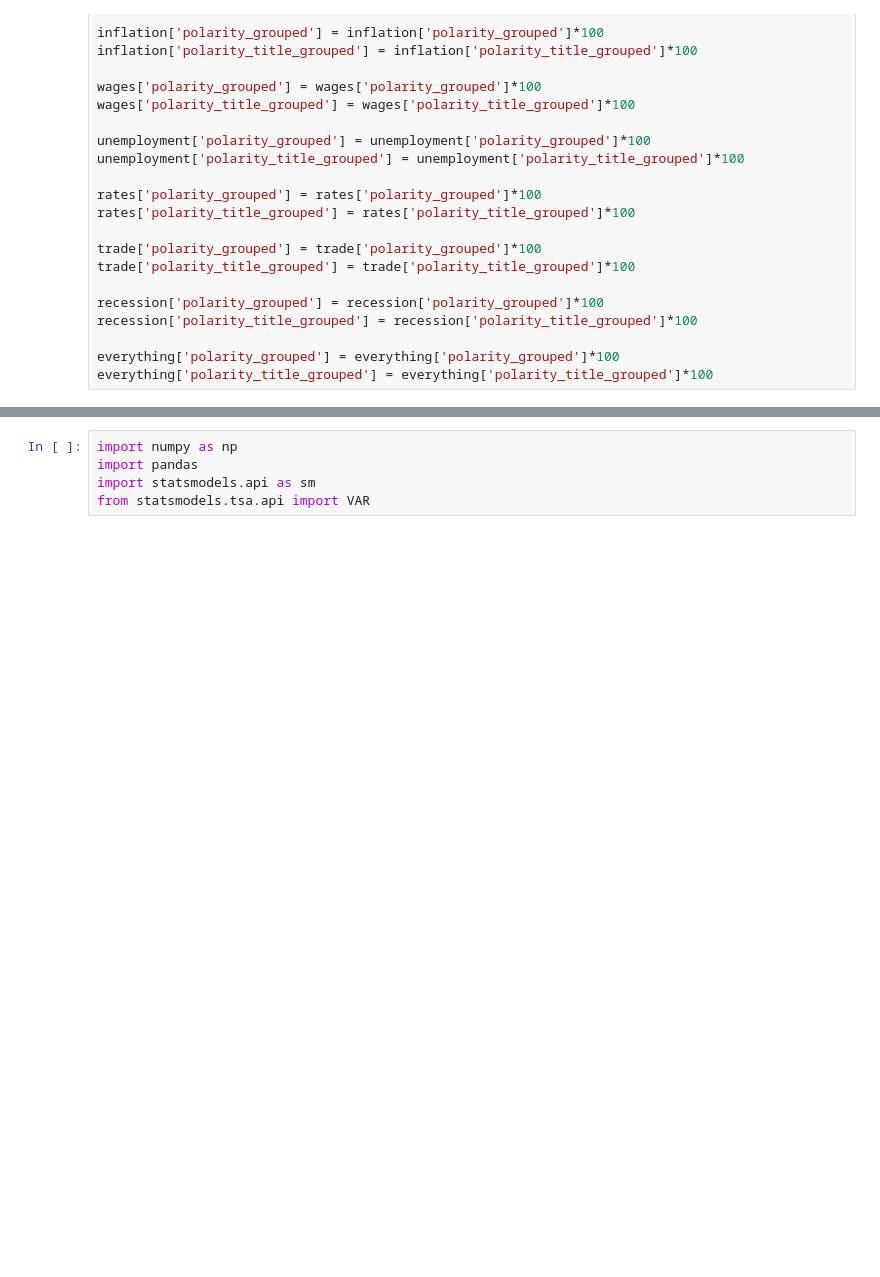
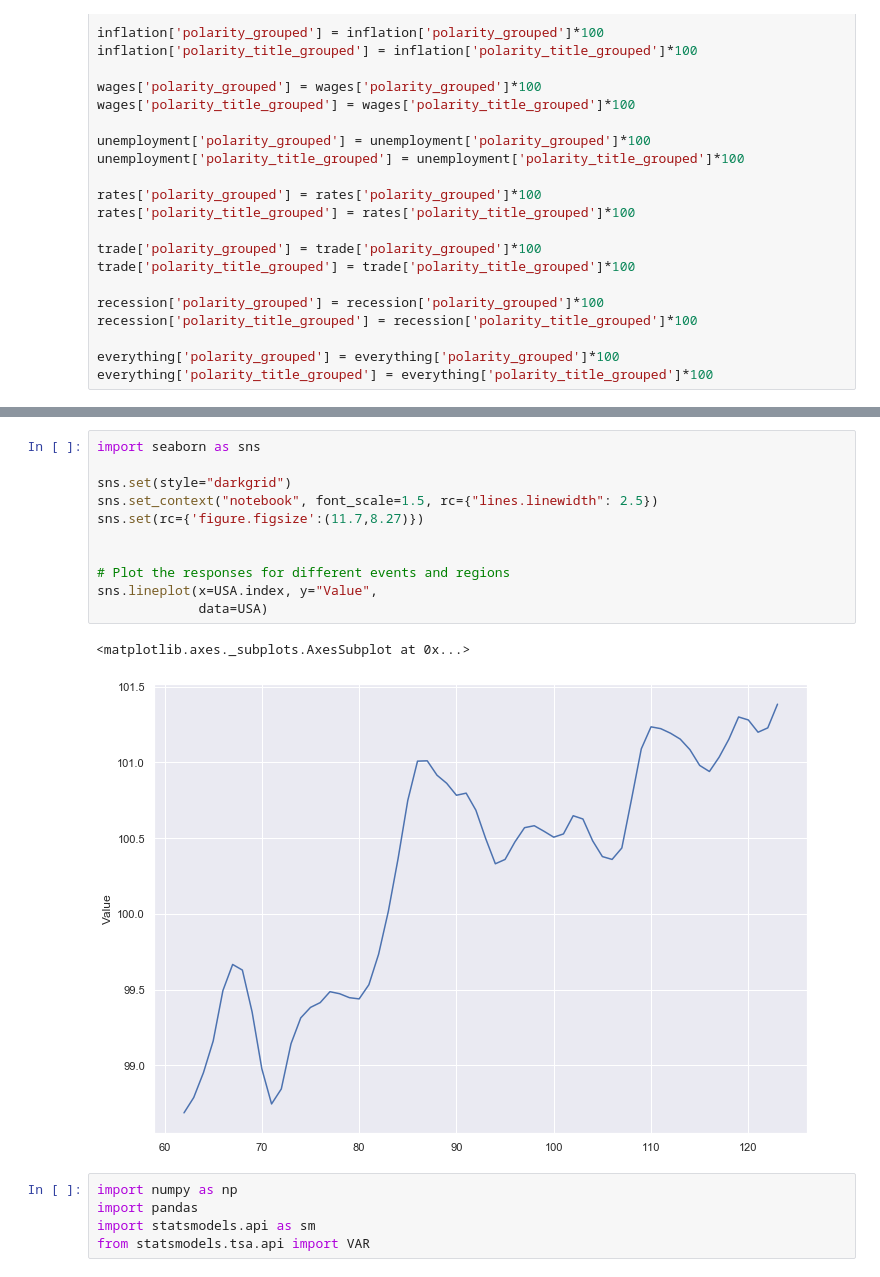
Before and after one commit to brunnatorino/Political-Communication-and-Data-Analytics, a Jupyter notebook: Untitled.ipynb, the cells around one changed output, grey strips where cells are left out. Saved outputs shown, nothing was run; the diff lists cells and outputs as text; blank space fills up the shorter version.

```diff
--- a/Untitled.ipynb
+++ b/Untitled.ipynb
@@ -317,3 +320,17 @@ sns.lineplot(x=economy.index, y="polarity_title_grouped",
+# %%
+import seaborn as sns
+
+sns.set(style="darkgrid")
+sns.set_context("notebook", font_scale=1.5, rc={"lines.linewidth": 2.5})
+sns.set(rc={'figure.figsize':(11.7,8.27)})
+
+
+# Plot the responses for different events and regions
+sns.lineplot(x=USA.index, y="Value",
+             data=USA)
+# %% [output]
+<matplotlib.axes._subplots.AxesSubplot at 0x...>
+[figure, added]
 # %%
 import numpy as np
 import pandas
```
Also changed, not shown: parts of 6 cells of this notebook.
